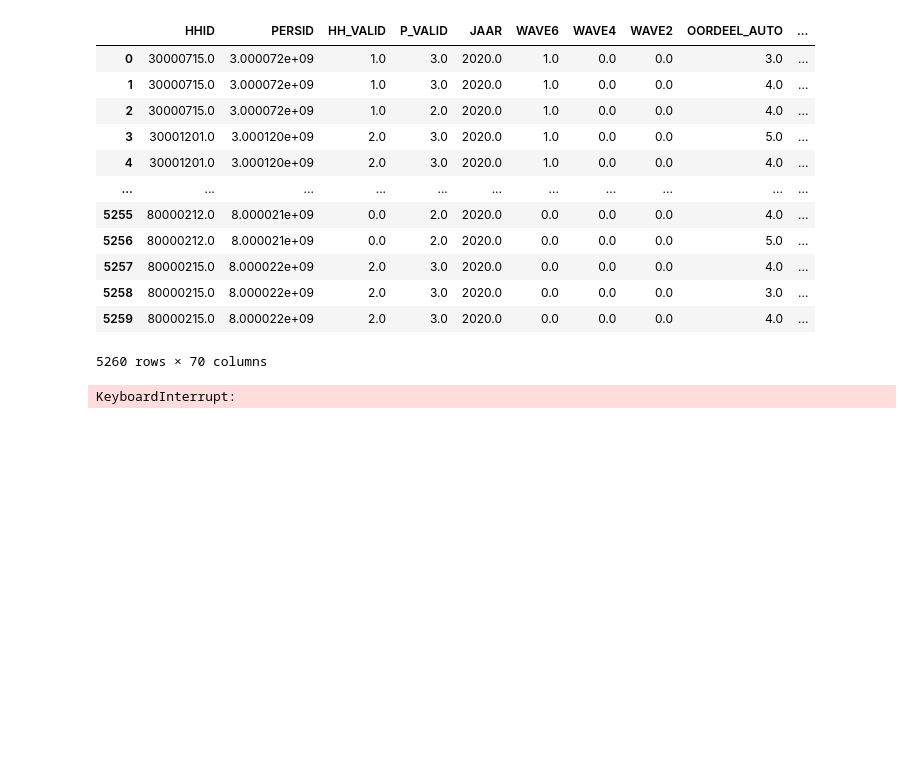
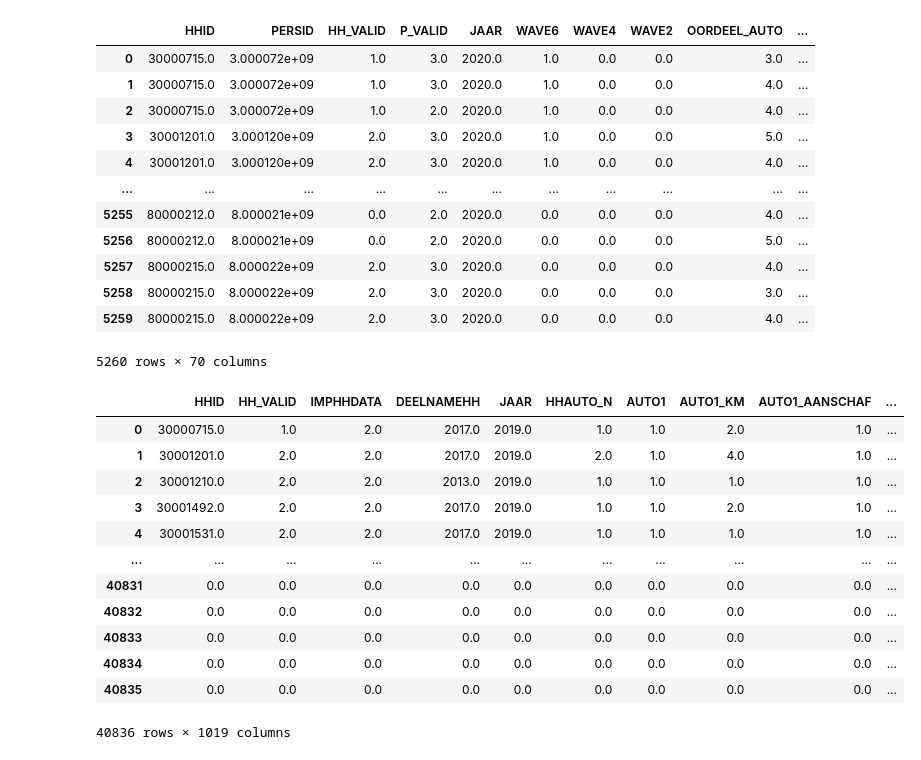
Before and after one commit to martynapiskorz/carn-t, a Jupyter notebook: MPN By wave/Y 20/mpn_20.ipynb, the cells around one changed output. Cells and saved outputs as stored; diff of their text form; code cells hidden in the pictures; blank space fills up the shorter version.

```diff
--- a/MPN By wave/Y 20/mpn_20.ipynb
+++ b/MPN By wave/Y 20/mpn_20.ipynb
@@ -136,23 +137,23 @@ all = [aut, dab, dag, hhd, pbz, pda]
 for i, df in enumerate(all):
     if not isinstance(df, (pd.DataFrame, pd.Series)):
         print(f"Element {i} is of type {type(df)}, not a Pandas DataFrame or Series.")
-# %%
-# merged = all[0]
-
-# for df in all[1:]:
-#     merged = pd.merge(merged, df, on='HHID', how='inner', suffixes=('_aut', '_dab'))
-
-
-merged = pd.merge(aut, df, on='HHID', how='inner', suffixes=('_aut', '_dab'))
-merged = pd.merge(merged, df, on='HHID', how='inner', suffixes=('', '_dag'))
-merged = pd.merge(merged, df, on='HHID', how='inner', suffixes=('', '_hhd'))
-merged = pd.merge(merged, df, on='HHID', how='inner', suffixes=('', 'pbz'))
-merged = pd.merge(merged, df, on='HHID', how='inner', suffixes=('', 'pda'))
-
-merged = merged.loc[:, ~merged.columns.duplicated()]
-
-display(merged)
-# %% [output]
-KeyboardInterrupt:
+# %%
+merged = pd.concat(all, join='outer', axis=1).fillna(0)
+
+display(merged)
+# %% [output]
+|  | HHID | HH_VALID | IMPHHDATA | DEELNAMEHH | JAAR | HHAUTO_N | AUTO1 | AUTO1_KM | AUTO1_AANSCHAF | ... |
+| 0 | 30000715.0 | 1.0 | 2.0 | 2017.0 | 2019.0 | 1.0 | 1.0 | 2.0 | 1.0 | ... |
+| 1 | 30001201.0 | 2.0 | 2.0 | 2017.0 | 2019.0 | 2.0 | 1.0 | 4.0 | 1.0 | ... |
+| 2 | 30001210.0 | 2.0 | 2.0 | 2013.0 | 2019.0 | 1.0 | 1.0 | 1.0 | 1.0 | ... |
+| 3 | 30001492.0 | 2.0 | 2.0 | 2017.0 | 2019.0 | 1.0 | 1.0 | 2.0 | 1.0 | ... |
+| 4 | 30001531.0 | 2.0 | 2.0 | 2017.0 | 2019.0 | 1.0 | 1.0 | 1.0 | 1.0 | ... |
+| ... | ... | ... | ... | ... | ... | ... | ... | ... | ... | ... |
+| 40831 | 0.0 | 0.0 | 0.0 | 0.0 | 0.0 | 0.0 | 0.0 | 0.0 | 0.0 | ... |
+| 40832 | 0.0 | 0.0 | 0.0 | 0.0 | 0.0 | 0.0 | 0.0 | 0.0 | 0.0 | ... |
+| 40833 | 0.0 | 0.0 | 0.0 | 0.0 | 0.0 | 0.0 | 0.0 | 0.0 | 0.0 | ... |
+| 40834 | 0.0 | 0.0 | 0.0 | 0.0 | 0.0 | 0.0 | 0.0 | 0.0 | 0.0 | ... |
+| 40835 | 0.0 | 0.0 | 0.0 | 0.0 | 0.0 | 0.0 | 0.0 | 0.0 | 0.0 | ... |
+40836 rows × 1019 columns
 # %%
 # Correlation matrix
```
Also changed, not shown: parts of 1 cell of this notebook.
